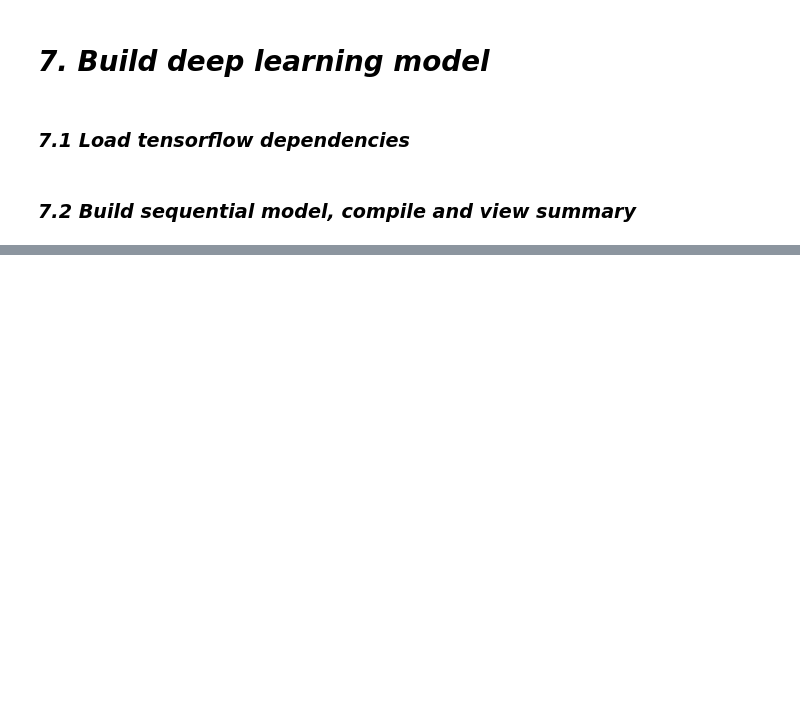
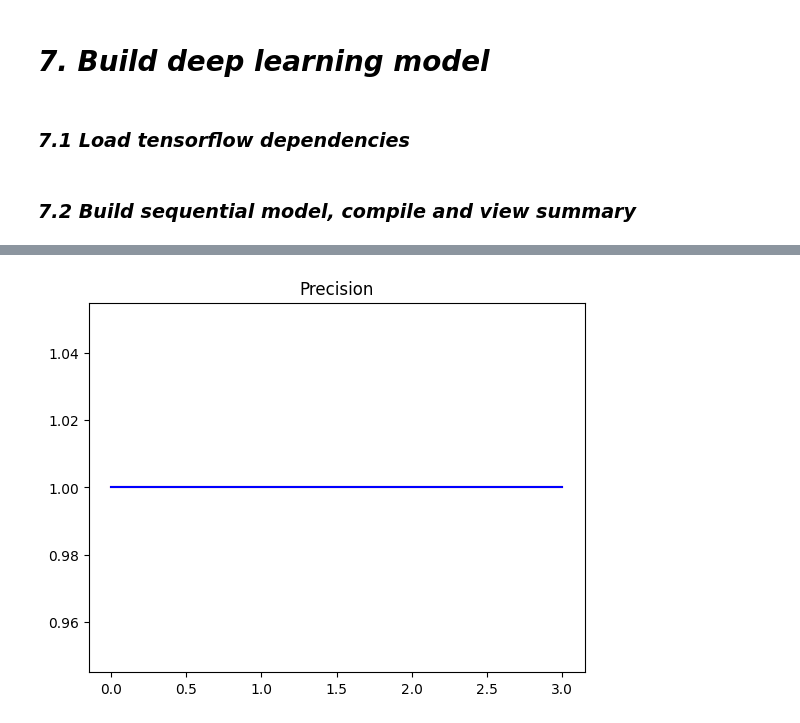
Before and after one commit to Nargesmohammadi/Deep-Audio-Classification, a Jupyter notebook: DeepAudioClassification(1).ipynb, the cells around one changed output, grey strips where cells are left out. Cells and saved outputs as stored; diff of their text form; code cells hidden in the pictures; blank space fills up the shorter version.

```diff
--- a/DeepAudioClassification(1).ipynb
+++ b/DeepAudioClassification(1).ipynb
@@ -327,0 +352,7 @@ _________________________________________________________________
+# %%
+plt.title('Precision')
+plt.plot(history.history['precision_2'], 'r')
+plt.plot(history.history['val_precision_2'], 'b')
+plt.show()
+# %% [output]
+[figure, added]
```
Also changed, not shown: parts of 33 cells of this notebook.
